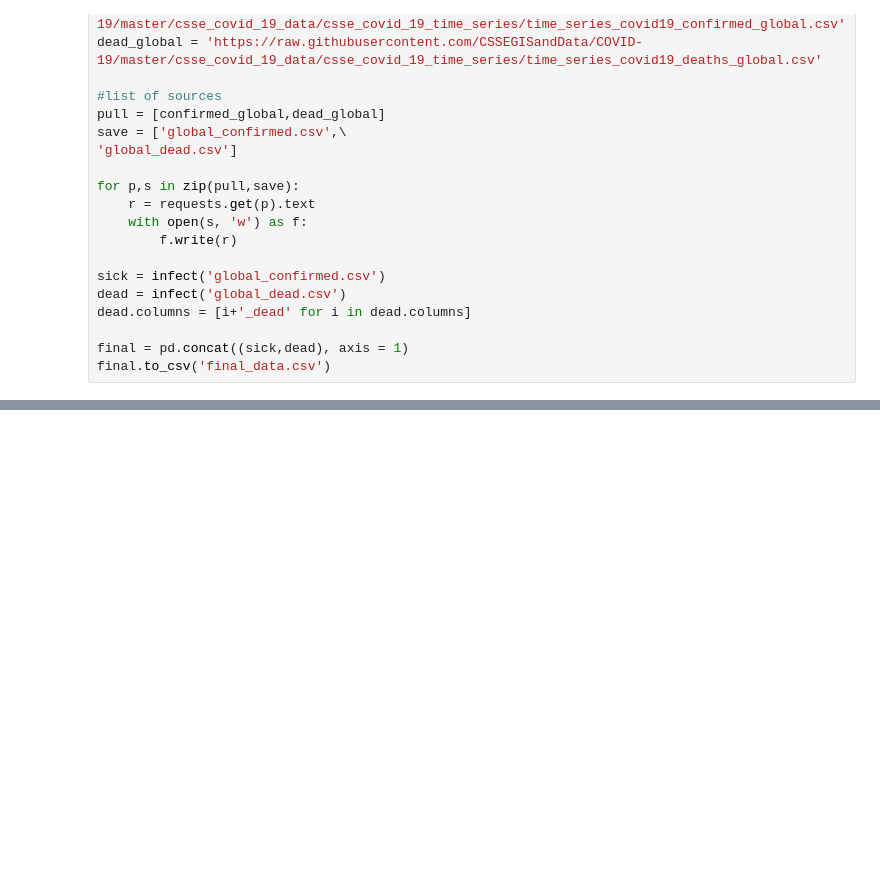
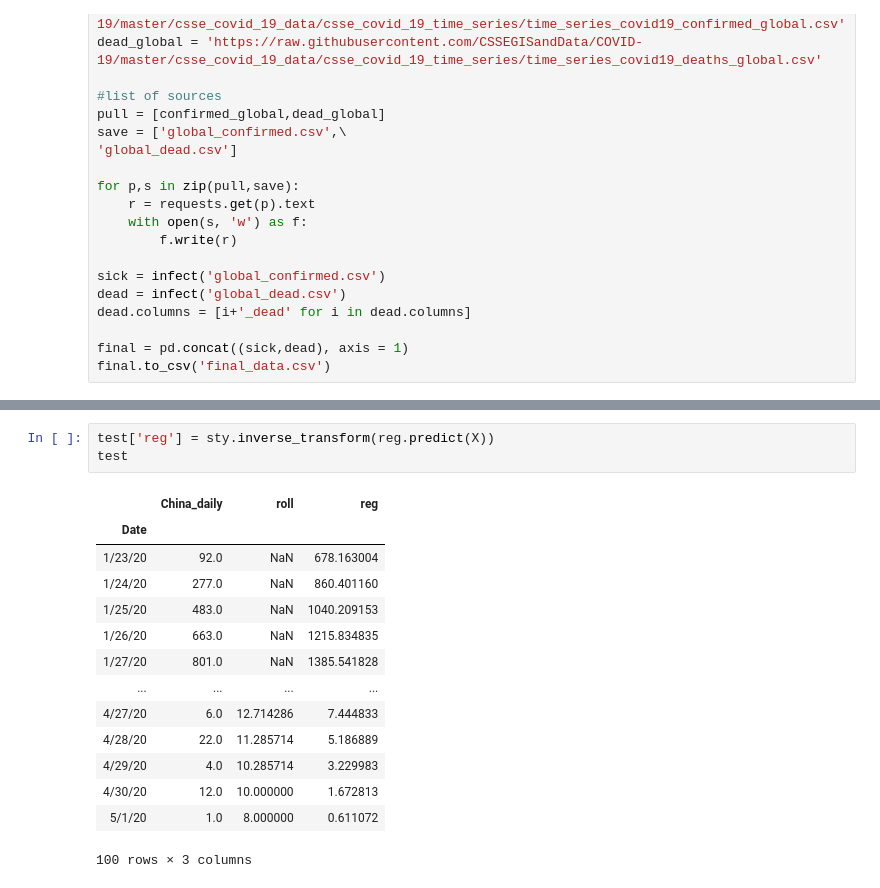
Before and after one commit to Htrismegistos/projectbuds, a Jupyter notebook: CoronaV/bokeh_try.ipynb, the cells around one changed output, grey strips where cells are left out. Cells and saved outputs as stored; diff of their text form; blank space fills up the shorter version.

```diff
--- a/CoronaV/bokeh_try.ipynb
+++ b/CoronaV/bokeh_try.ipynb
@@ -410,0 +390,18 @@ dtype: float64
+# %%
+test['reg'] = sty.inverse_transform(reg.predict(X))
+test
+# %% [output]
+|  | China_daily | roll | reg |
+| Date |  |  |  |
+| 1/23/20 | 92.0 | NaN | 678.163004 |
+| 1/24/20 | 277.0 | NaN | 860.401160 |
+| 1/25/20 | 483.0 | NaN | 1040.209153 |
+| 1/26/20 | 663.0 | NaN | 1215.834835 |
+| 1/27/20 | 801.0 | NaN | 1385.541828 |
+| ... | ... | ... | ... |
+| 4/27/20 | 6.0 | 12.714286 | 7.444833 |
+| 4/28/20 | 22.0 | 11.285714 | 5.186889 |
+| 4/29/20 | 4.0 | 10.285714 | 3.229983 |
+| 4/30/20 | 12.0 | 10.000000 | 1.672813 |
+| 5/1/20 | 1.0 | 8.000000 | 0.611072 |
+100 rows × 3 columns
```
Also changed, not shown: parts of 17 cells of this notebook, 2 other files.
